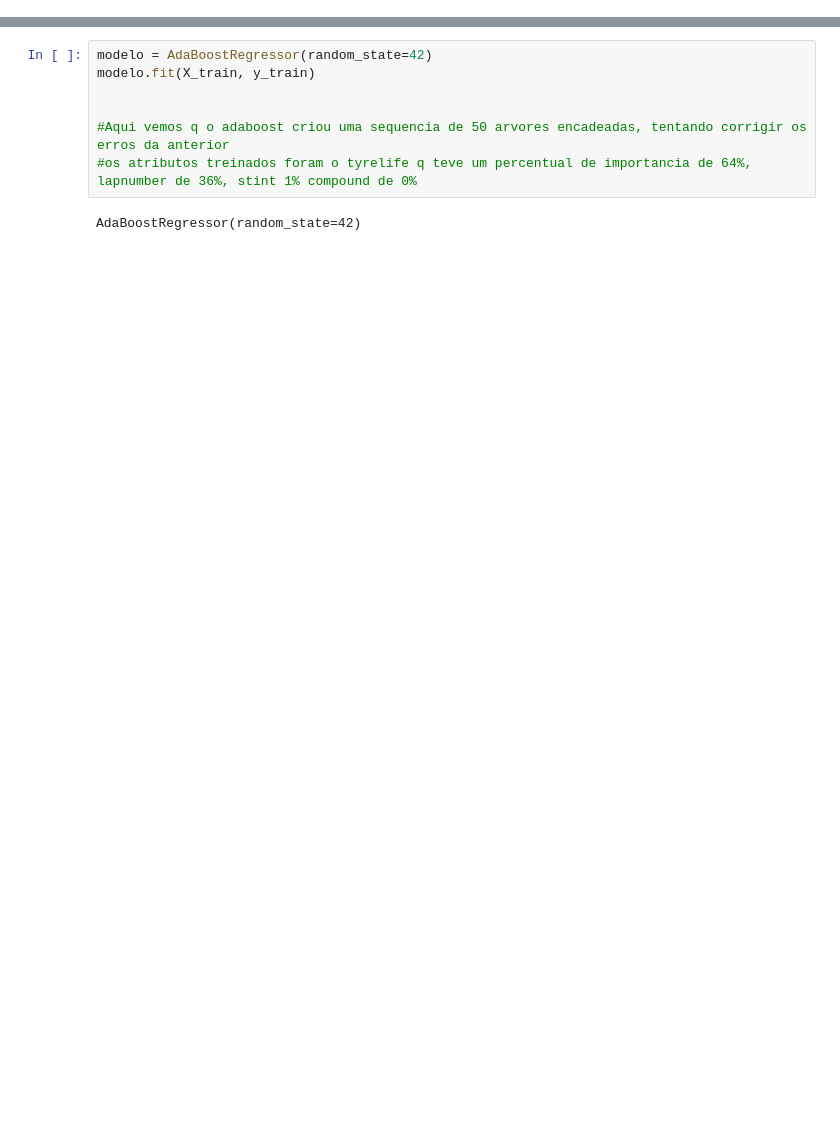
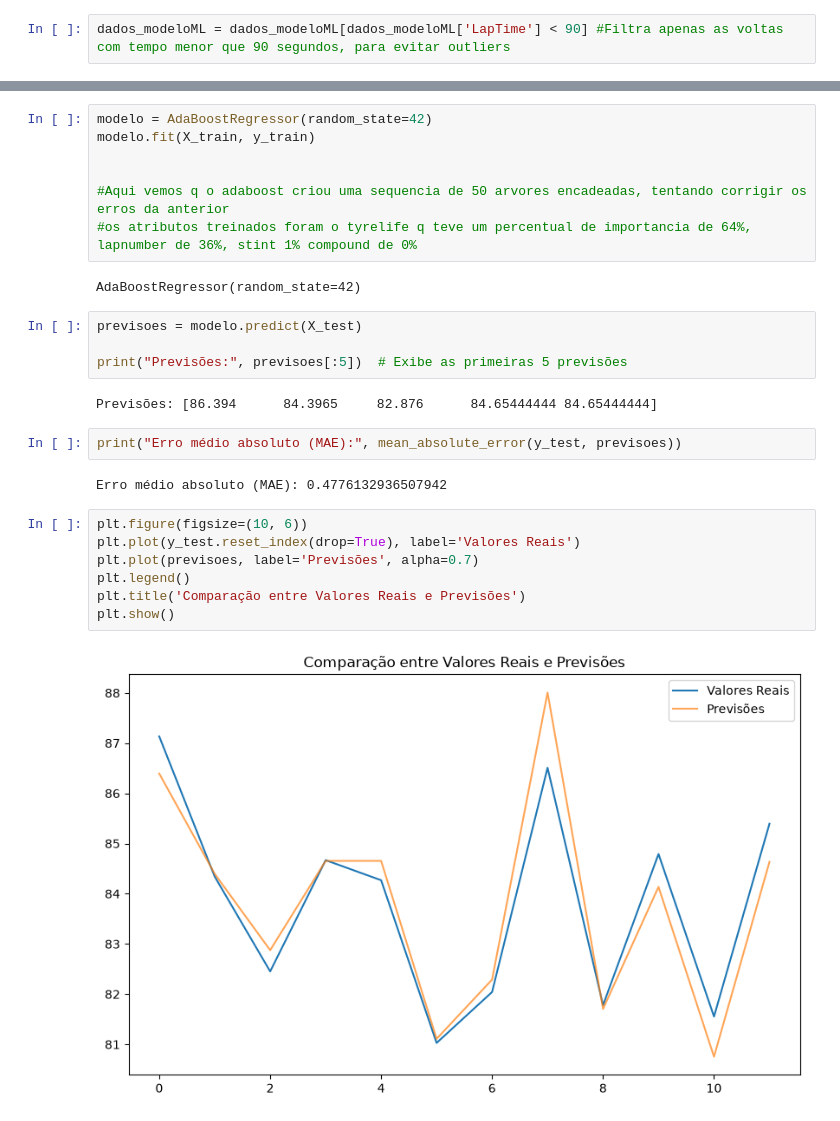
Before and after one commit to Guilherme5G/APEX-f1-strategy-predictor, a Jupyter notebook: notebooks/01_data_extraction.ipynb, the cells around one changed output, grey strips where cells are left out. Cells and saved outputs as stored; diff of their text form; blank space fills up the shorter version.

Commit message:
feat: avaliacao de desempenho do modelo e filtragem de outliers

```diff
--- a/notebooks/01_data_extraction.ipynb
+++ b/notebooks/01_data_extraction.ipynb
@@ -59,6 +61,8 @@ dados_modeloML.head(5)
 | 3 | 4.0 | 1.0 | 4.0 | 86.702 | 1 |
 | 4 | 5.0 | 1.0 | 5.0 | 85.394 | 1 |
 | 5 | 6.0 | 1.0 | 6.0 | 84.311 | 1 |
+# %%
+dados_modeloML = dados_modeloML[dados_modeloML['LapTime'] < 90] #Filtra apenas as voltas com tempo menor que 90 segundos, para evitar outliers
 # %%
 y = dados_modeloML['LapTime']
 X = dados_modeloML.drop(columns=['LapTime'])
@@ -97,3 +101,22 @@ modelo.fit(X_train, y_train)
 #os atributos treinados foram o tyrelife q teve um percentual de importancia de 64%, lapnumber de 36%, stint 1% compound de 0%
 # %% [output]
 AdaBoostRegressor(random_state=42)
+# %%
+previsoes = modelo.predict(X_test)
+
+print("Previsões:", previsoes[:5])  # Exibe as primeiras 5 previsões
+# %% [output]
+Previsões: [86.394      84.3965     82.876      84.65444444 84.65444444]
+# %%
+print("Erro médio absoluto (MAE):", mean_absolute_error(y_test, previsoes))
+# %% [output]
+Erro médio absoluto (MAE): 0.4776132936507942
+# %%
+plt.figure(figsize=(10, 6))
+plt.plot(y_test.reset_index(drop=True), label='Valores Reais')
+plt.plot(previsoes, label='Previsões', alpha=0.7)
+plt.legend()
+plt.title('Comparação entre Valores Reais e Previsões')
+plt.show()
+# %% [output]
+[figure, added]
```
Also changed, not shown: parts of 3 cells of this notebook.
